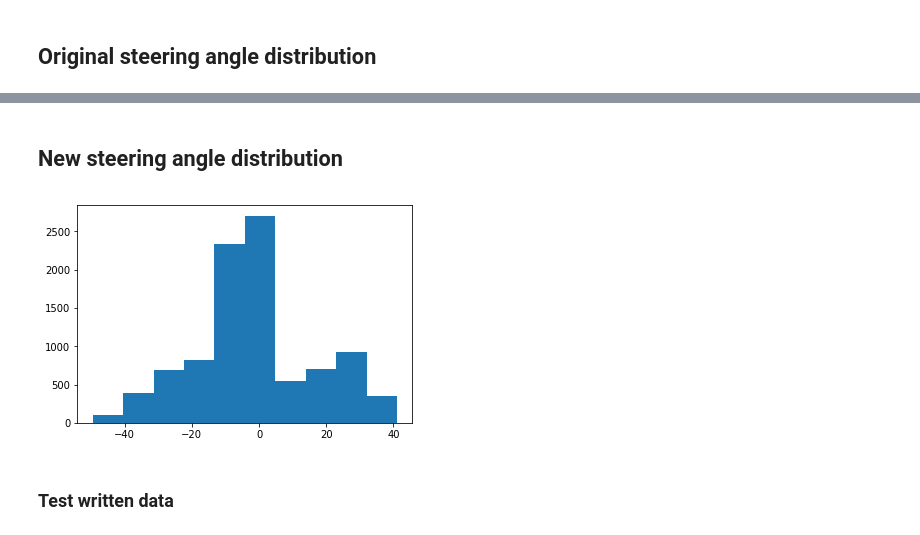
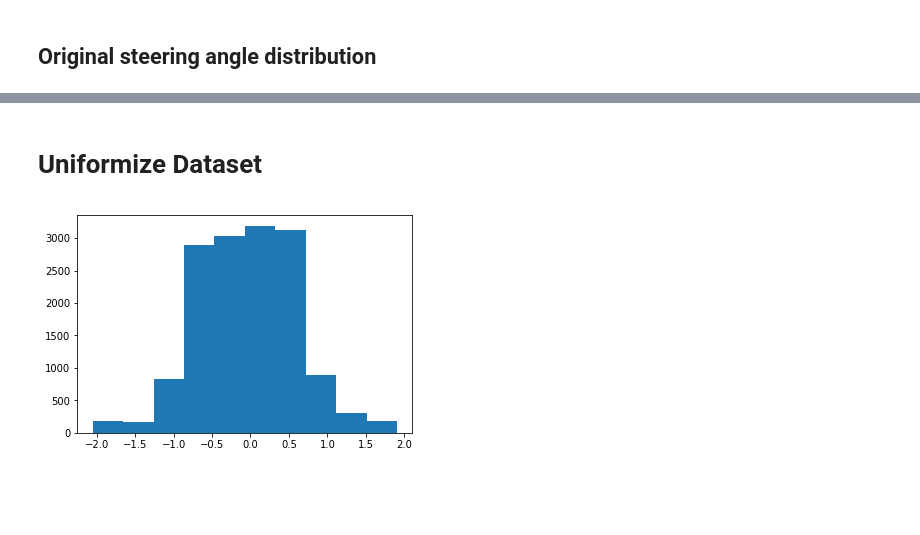
Before and after one commit to quan-dao/ECN-E2E, a Jupyter notebook: data/e2e_data_preparation.ipynb, the cells around one changed output, grey strips where cells are left out. Saved outputs shown, nothing was run; the diff lists cells and outputs as text; code cells hidden in the pictures; blank space fills up the shorter version.

```diff
--- a/data/e2e_data_preparation.ipynb
+++ b/data/e2e_data_preparation.ipynb
@@ -18,20 +13,0 @@ bins_cnt, bins,_ = plt.hist(df.angle, bins=10)
-# %%
-bins_list = [(bins[i], bins[i + 1]) for i in range(len(bins) - 1)]
-# Calculate keep prob for each bins
-keep_prob = []
-baseline = 1 * bins_cnt.mean()
-print('baseline = ', baseline)
-for cnt in bins_cnt:
-    if cnt < 0.1 * baseline:
-        keep_prob.append(0.)
-    elif cnt < baseline:
-        keep_prob.append(1.)
-    else:
-        keep_prob.append(baseline / cnt)
-
-print('Keep prob:\n', keep_prob)
-
-# Append 'keep' column to df
-df['keep'] = pd.Series(np.array([False for i in range(len(df.index))]), index=df.index)
-# Sort df wrt angle
-df.sort_values('angle', inplace=True)
@@ -56,6 +80,0 @@ for index, row in df.iterrows():
-# %% [markdown]
-## New steering angle distribution
-# %%
-n, bins, _ = plt.hist(df.loc[df.keep].angle, bins=10)
-# %% [output]
-[figure, removed]
@@ -64,2 +81,6 @@ df.loc[df.keep].to_csv('ch2_train_center_cam.csv')
-# %% [markdown]
-### Test written data
+# %% [markdown]
+# Uniformize Dataset
+# %%
+new_df = datasetTreatment(new_df)
+# %% [output]
+[figure, added]
```
Also changed, not shown: parts of 17 cells of this notebook, 1 other file.
